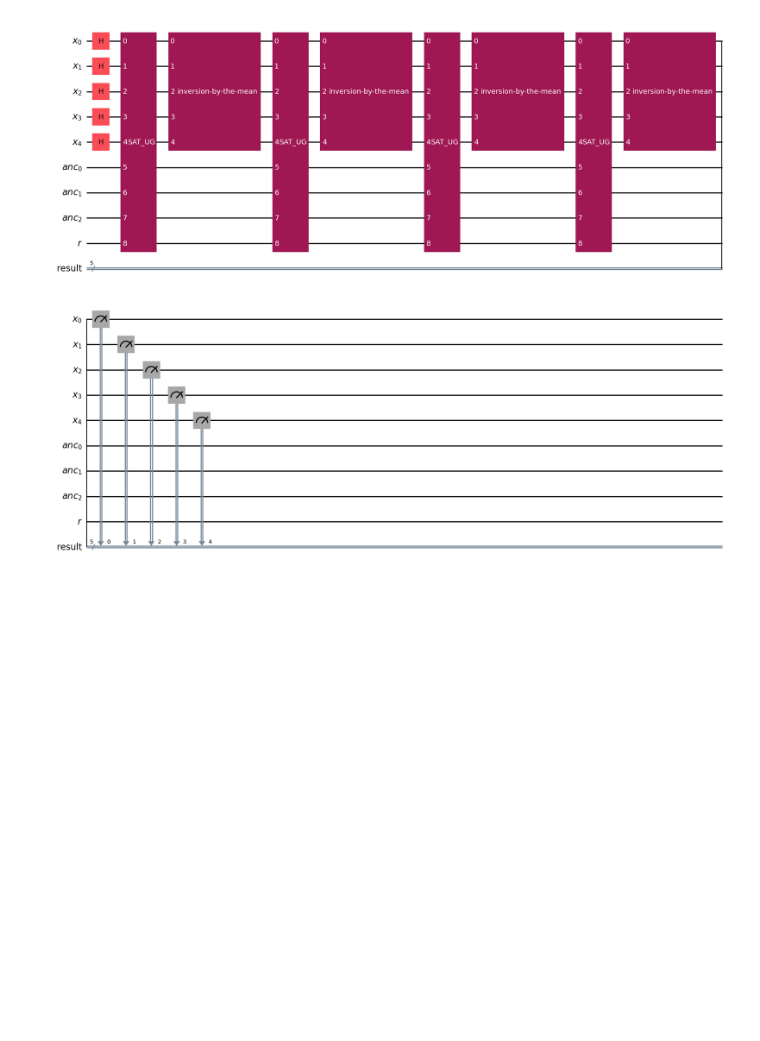
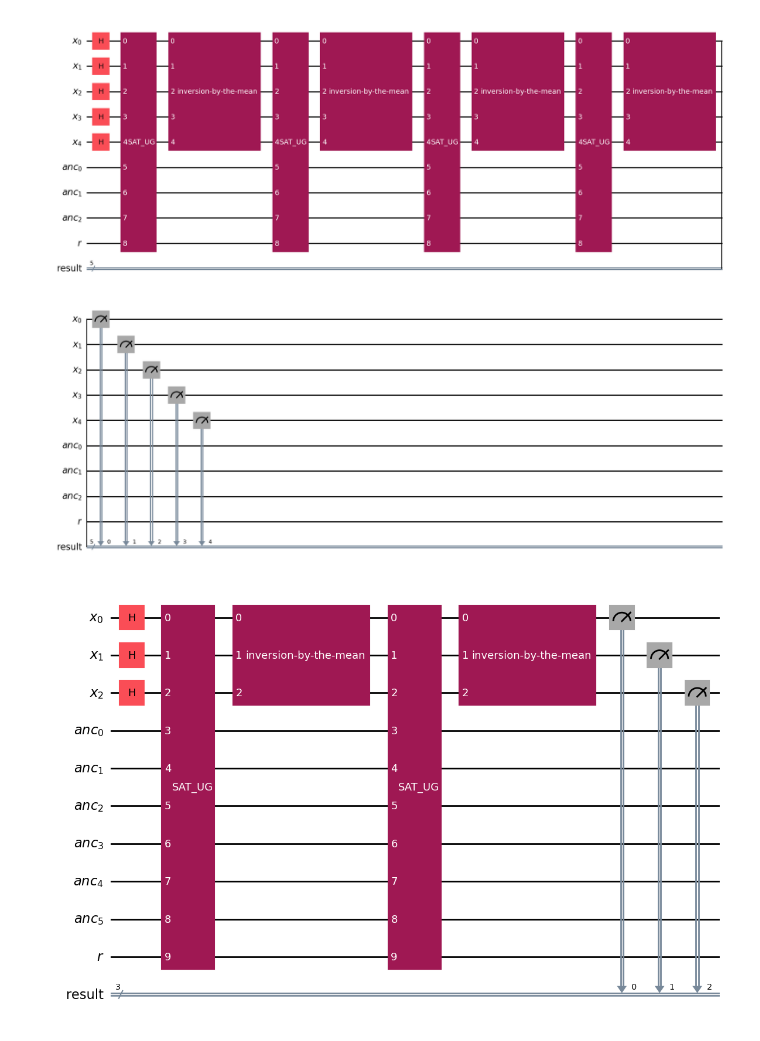
Before and after one commit to Flirm/quantum-circuits-implementation, a Jupyter notebook: implementations/grover_algorithm/notebooks/grover.ipynb, the cells around one changed output. Drawn from its saved outputs; the diff is of its cells as text; code cells hidden in the pictures; blank space fills up the shorter version.

```diff
--- a/implementations/grover_algorithm/notebooks/grover.ipynb
+++ b/implementations/grover_algorithm/notebooks/grover.ipynb
@@ -104,3 +104,10 @@ def groover(bit_array: list[int], sat_clauses: list[list[int]]) -> QuantumCircui
 groover([5,3,1], [[1, 2, 3], [2, -4, -5], [3, 4, 5]]).draw("mpl")
 # %% [output]
 [figure]
+# %%
+num_literals = 3
+sat_formula = [[1], [-2], [-3], [-1,-2], [-1,-3], [-2,-3]]
+circ = groover([3,6,1], sat_formula)
+circ.draw("mpl")
+# %% [output]
+[figure, added]
```
Also changed, not shown: parts of 1 cell of this notebook.
